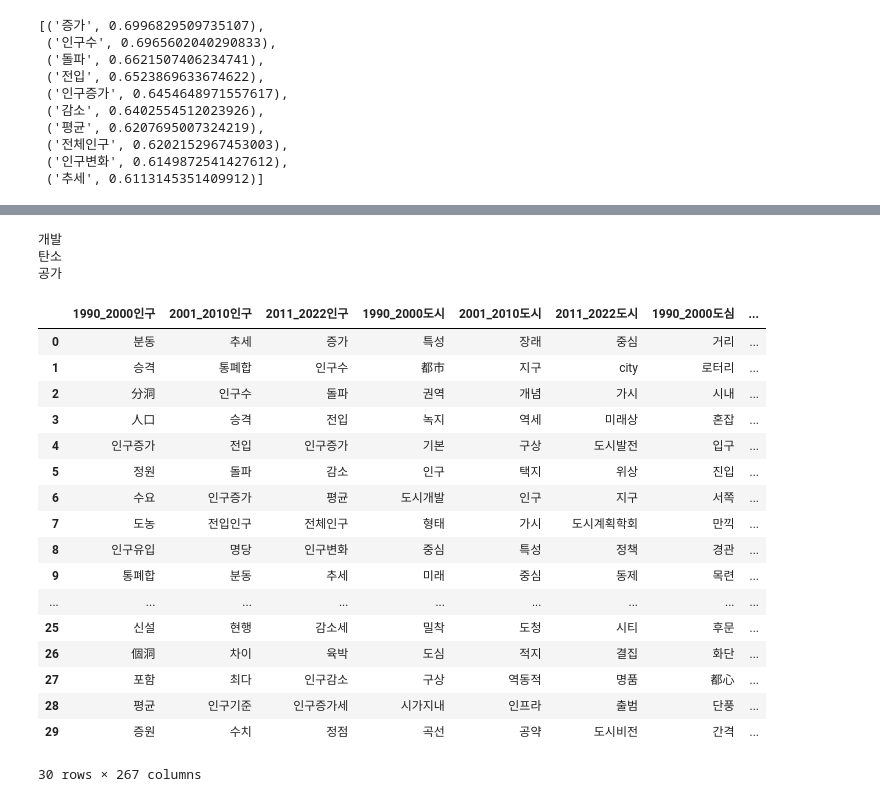
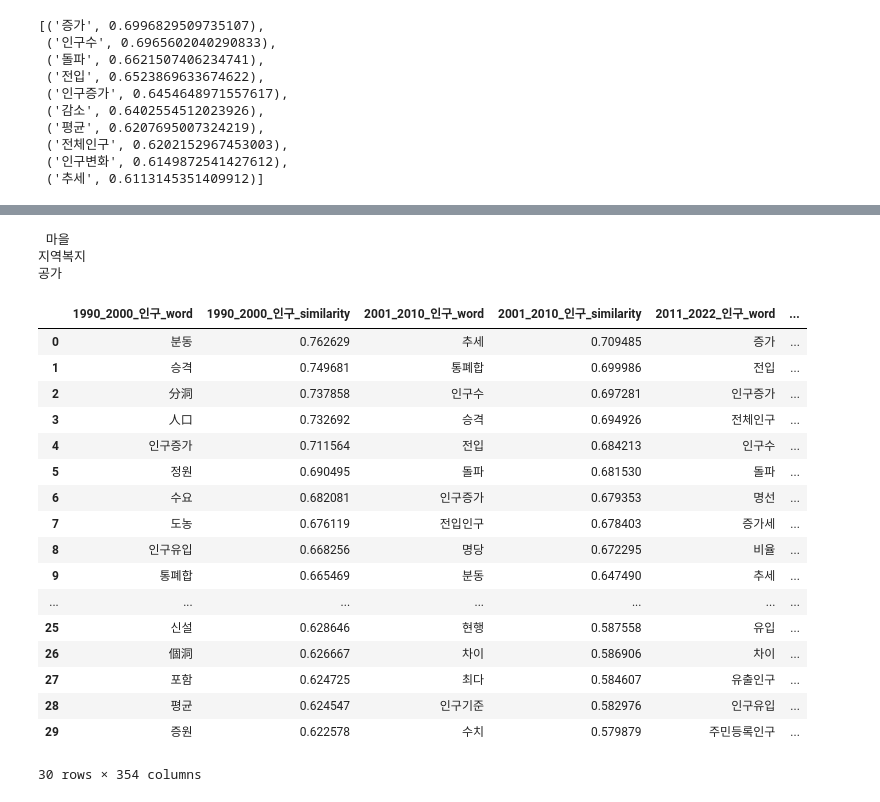
Before and after one commit to mglee815/UrbanTransformation, a Jupyter notebook: code/get_similar_keyword_by_w2v.ipynb, the cells around one changed output, grey strips where cells are left out. Drawn from its saved outputs; the diff is of its cells as text; code cells hidden in the pictures.

```diff
--- a/code/get_similar_keyword_by_w2v.ipynb
+++ b/code/get_similar_keyword_by_w2v.ipynb
@@ -46,4 +93,4 @@ loaded_model3.wv.most_similar("인구") #3시기
  ('인구변화', 0.6149872541427612),
  ('추세', 0.6113145351409912)]
 # %%
-keyword_list = pd.read_excel("../data/Text_keyword.xlsx")
+keyword_list = pd.read_excel("../data/Text_keyword_0620.xlsx")
@@ -50,41 +113,45 @@ keyword_list = pd.read_excel("../data/Text_keyword.xlsx")
 # %%
-df = pd.DataFrame()
-keyword = list(keyword_list['1차 키워드'])
+df_period = pd.DataFrame()
+keyword = list(keyword_list['Target 키워드'])
 
-for item in keyword_list['1차 키워드']:
+for item in keyword:
     try:
         temp_df1 = pd.DataFrame(loaded_model1.wv.most_similar(item, topn = 30))
         temp_df2 = pd.DataFrame(loaded_model2.wv.most_similar(item, topn = 30))
         temp_df3 = pd.DataFrame(loaded_model3.wv.most_similar(item, topn = 30))
-        temp_df = pd.concat([temp_df1[0], temp_df2[0], temp_df3[0]], axis= 1)
-        temp_df.columns = [f'1990_2000{item}', f'2001_2010{item}', f'2011_2022{item}']
-        df = pd.concat([df, temp_df], axis = 1)
+        temp_df = pd.concat([temp_df1, temp_df2, temp_df3], axis= 1)
+        temp_df.columns = [
+            f'1990_2000_{item}_word', f'1990_2000_{item}_similarity',
+            f'2001_2010_{item}_word', f'2001_2010_{item}_similarity',
+            f'2011_2022_{item}_word', f'2011_2022_{item}_similarity'
+        ]
+        df_period = pd.concat([df_period, temp_df], axis = 1)
     except:
         print(item)
         keyword.remove(item)
 # %% [output]
-개발
-탄소
+ 마을
+지역복지
 공가
-# %%
-df
-# %% [output]
-|  | 1990_2000인구 | 2001_2010인구 | 2011_2022인구 | 1990_2000도시 | 2001_2010도시 | 2011_2022도시 | 1990_2000도심 | ... |
-| 0 | 분동 | 추세 | 증가 | 특성 | 장래 | 중심 | 거리 | ... |
-| 1 | 승격 | 통폐합 | 인구수 | 都市 | 지구 | city | 로터리 | ... |
-| 2 | 分洞 | 인구수 | 돌파 | 권역 | 개념 | 가시 | 시내 | ... |
-| 3 | 人口 | 승격 | 전입 | 녹지 | 역세 | 미래상 | 혼잡 | ... |
-| 4 | 인구증가 | 전입 | 인구증가 | 기본 | 구상 | 도시발전 | 입구 | ... |
-| 5 | 정원 | 돌파 | 감소 | 인구 | 택지 | 위상 | 진입 | ... |
-| 6 | 수요 | 인구증가 | 평균 | 도시개발 | 인구 | 지구 | 서쪽 | ... |
-| 7 | 도농 | 전입인구 | 전체인구 | 형태 | 가시 | 도시계획학회 | 만끽 | ... |
-| 8 | 인구유입 | 명당 | 인구변화 | 중심 | 특성 | 정책 | 경관 | ... |
-| 9 | 통폐합 | 분동 | 추세 | 미래 | 중심 | 동제 | 목련 | ... |
-| ... | ... | ... | ... | ... | ... | ... | ... | ... |
-| 25 | 신설 | 현행 | 감소세 | 밀착 | 도청 | 시티 | 후문 | ... |
-| 26 | 個洞 | 차이 | 육박 | 도심 | 적지 | 결집 | 화단 | ... |
-| 27 | 포함 | 최다 | 인구감소 | 구상 | 역동적 | 명품 | 都心 | ... |
-| 28 | 평균 | 인구기준 | 인구증가세 | 시가지내 | 인프라 | 출범 | 단풍 | ... |
-| 29 | 증원 | 수치 | 정점 | 곡선 | 공약 | 도시비전 | 간격 | ... |
-30 rows × 267 columns
+# %%
+df_period
+# %% [output]
+|  | 1990_2000_인구_word | 1990_2000_인구_similarity | 2001_2010_인구_word | 2001_2010_인구_similarity | 2011_2022_인구_word | ... |
+| 0 | 분동 | 0.762629 | 추세 | 0.709485 | 증가 | ... |
+| 1 | 승격 | 0.749681 | 통폐합 | 0.699986 | 전입 | ... |
+| 2 | 分洞 | 0.737858 | 인구수 | 0.697281 | 인구증가 | ... |
+| 3 | 人口 | 0.732692 | 승격 | 0.694926 | 전체인구 | ... |
+| 4 | 인구증가 | 0.711564 | 전입 | 0.684213 | 인구수 | ... |
+| 5 | 정원 | 0.690495 | 돌파 | 0.681530 | 돌파 | ... |
+| 6 | 수요 | 0.682081 | 인구증가 | 0.679353 | 명선 | ... |
+| 7 | 도농 | 0.676119 | 전입인구 | 0.678403 | 증가세 | ... |
+| 8 | 인구유입 | 0.668256 | 명당 | 0.672295 | 비율 | ... |
+| 9 | 통폐합 | 0.665469 | 분동 | 0.647490 | 추세 | ... |
+| ... | ... | ... | ... | ... | ... | ... |
+| 25 | 신설 | 0.628646 | 현행 | 0.587558 | 유입 | ... |
+| 26 | 個洞 | 0.626667 | 차이 | 0.586906 | 차이 | ... |
+| 27 | 포함 | 0.624725 | 최다 | 0.584607 | 유출인구 | ... |
+| 28 | 평균 | 0.624547 | 인구기준 | 0.582976 | 인구유입 | ... |
+| 29 | 증원 | 0.622578 | 수치 | 0.579879 | 주민등록인구 | ... |
+30 rows × 354 columns
 # %%
```
Also changed, not shown: parts of 9 cells of this notebook, 3 other files.
